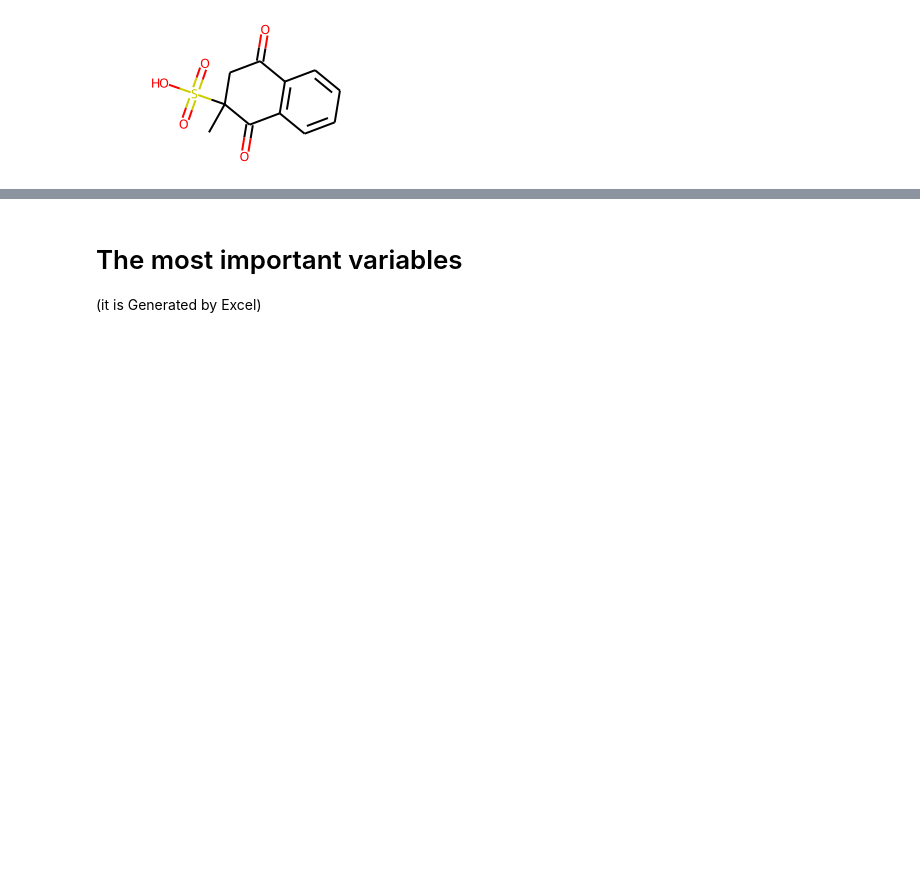
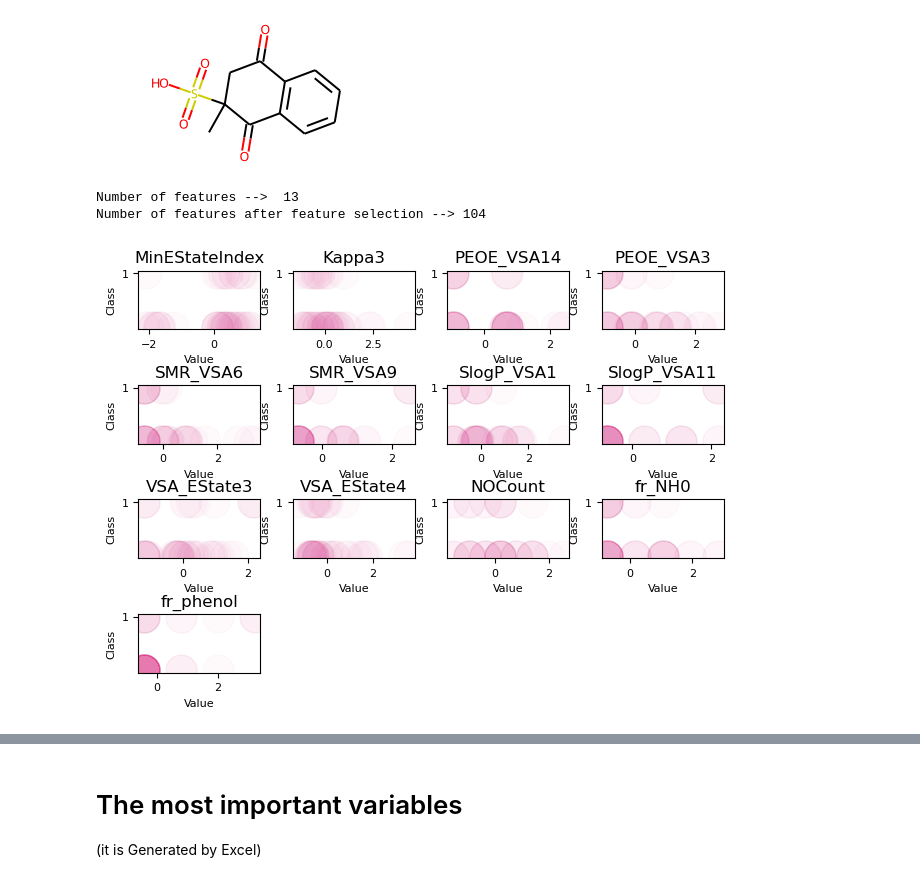
Before and after one commit to shamsaraj/Predictive_DT-NN_MR1-target, a Jupyter notebook: MR1.ipynb, the cells around one changed output, grey strips where cells are left out. Drawn from its saved outputs; the diff is of its cells as text; code cells hidden in the pictures; blank space fills up the shorter version.

```diff
--- a/MR1.ipynb
+++ b/MR1.ipynb
@@ -115,20 +106,25 @@ ago_CID_2722-Chloroxine.1.gif
 # %%
 f=[]
 set1 = file2object(des_datafile)
 
 print ("Number of features --> ", len(set1[4]))
 print ("Number of features after feature selection -->", len(set1[7]))
 
 f=["fr_C_O_noCOO", "fr_phenol",  "PEOE_VSA2"]#The most 3 important features
+f=[feat for feat in f if feat in set1[0].columns]  # not all 3 necessarily survive feature selection on every dataset/subset
 f1=["fr_C_O_noCOO", "fr_phenol", "PEOE_VSA2", "NumHDonors", "VSA_Estate8"]#The most 5 imprtant features
 
 #set1[0].iloc[:, 10]
 
 #allx = pd.concat([set1[0], set1[2]], axis=0)
 #ally = list(set1[1]) + list(set1[3])
 
 #set1[0]= x_train, set1[1]= y_train
 plot_features(set1[0], set1[1], grid_size=4, kind="scat")
+# %% [output]
+Number of features -->  13
+Number of features after feature selection --> 104
+[figure, added]
 # %%
 #set1[1]= y_train, set1[3]=y_test
 plt.hist(set1[1] ,bins=10, color ="#39e600" )
```
Also changed, not shown: parts of 11 cells of this notebook, 4 other files.
